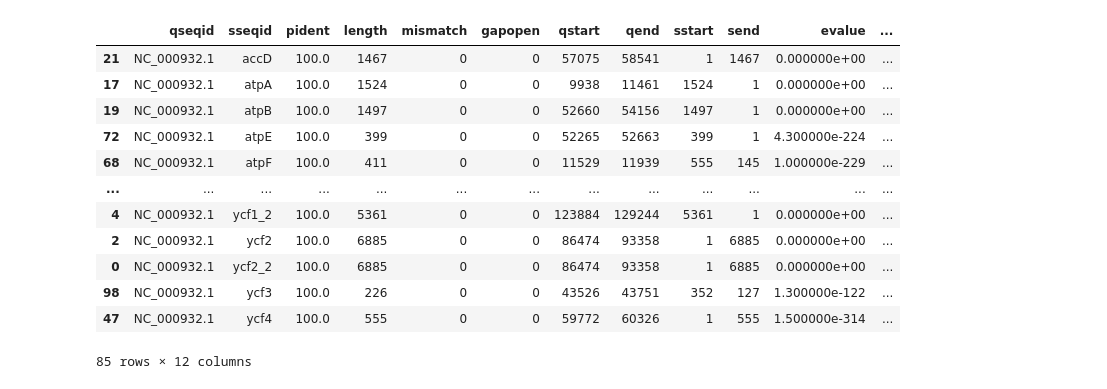
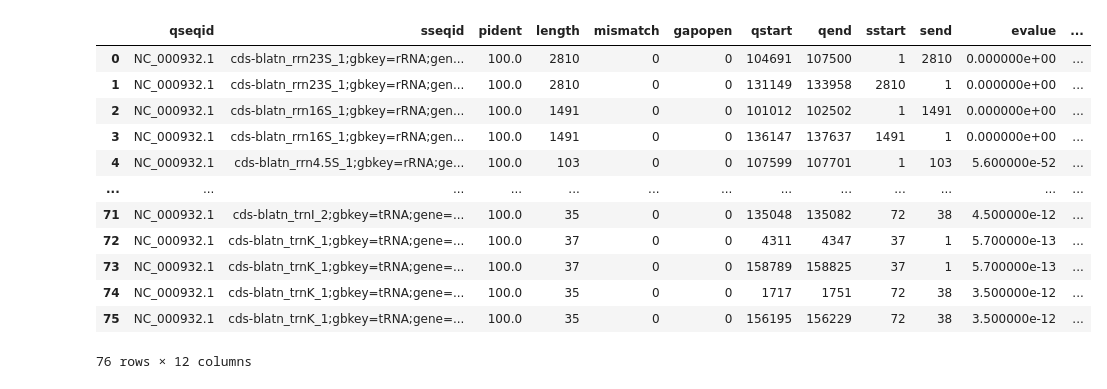
Before and after one commit to o-william-white/blat_annotation, a Jupyter notebook: blat_annotation.ipynb, the cells around one changed output. Cells and saved outputs as stored; diff of their text form; code cells hidden in the pictures.

```diff
--- a/blat_annotation.ipynb
+++ b/blat_annotation.ipynb
@@ -133,17 +121,20 @@ blast_fmt
+# %%
+blat_non_coding
+# %% [output]
+|  | qseqid | sseqid | pident | length | mismatch | gapopen | qstart | qend | sstart | send | evalue | ... |
+| 0 | NC_000932.1 | cds-blatn_rrn23S_1;gbkey=rRNA;gen... | 100.0 | 2810 | 0 | 0 | 104691 | 107500 | 1 | 2810 | 0.000000e+00 | ... |
+| 1 | NC_000932.1 | cds-blatn_rrn23S_1;gbkey=rRNA;gen... | 100.0 | 2810 | 0 | 0 | 131149 | 133958 | 2810 | 1 | 0.000000e+00 | ... |
+| 2 | NC_000932.1 | cds-blatn_rrn16S_1;gbkey=rRNA;gen... | 100.0 | 1491 | 0 | 0 | 101012 | 102502 | 1 | 1491 | 0.000000e+00 | ... |
+| 3 | NC_000932.1 | cds-blatn_rrn16S_1;gbkey=rRNA;gen... | 100.0 | 1491 | 0 | 0 | 136147 | 137637 | 1491 | 1 | 0.000000e+00 | ... |
+| 4 | NC_000932.1 | cds-blatn_rrn4.5S_1;gbkey=rRNA;ge... | 100.0 | 103 | 0 | 0 | 107599 | 107701 | 1 | 103 | 5.600000e-52 | ... |
+| ... | ... | ... | ... | ... | ... | ... | ... | ... | ... | ... | ... | ... |
+| 71 | NC_000932.1 | cds-blatn_trnI_2;gbkey=tRNA;gene=... | 100.0 | 35 | 0 | 0 | 135048 | 135082 | 72 | 38 | 4.500000e-12 | ... |
+| 72 | NC_000932.1 | cds-blatn_trnK_1;gbkey=tRNA;gene=... | 100.0 | 37 | 0 | 0 | 4311 | 4347 | 37 | 1 | 5.700000e-13 | ... |
+| 73 | NC_000932.1 | cds-blatn_trnK_1;gbkey=tRNA;gene=... | 100.0 | 37 | 0 | 0 | 158789 | 158825 | 37 | 1 | 5.700000e-13 | ... |
+| 74 | NC_000932.1 | cds-blatn_trnK_1;gbkey=tRNA;gene=... | 100.0 | 35 | 0 | 0 | 1717 | 1751 | 72 | 38 | 3.500000e-12 | ... |
+| 75 | NC_000932.1 | cds-blatn_trnK_1;gbkey=tRNA;gene=... | 100.0 | 35 | 0 | 0 | 156195 | 156229 | 72 | 38 | 3.500000e-12 | ... |
+76 rows × 12 columns
 # %%
-best_hits = blast_fmt.loc[blast_fmt.groupby('sseqid')['bitscore'].idxmax()]
-best_hits
+# select top hits based on bitscores
+blat_coding_top     = blat_coding.loc[blat_coding.groupby('sseqid')['bitscore'].idxmax()]
+blat_non_coding_top = blat_non_coding.loc[blat_non_coding.groupby('sseqid')['bitscore'].idxmax()]
-# %% [output]
-|  | qseqid | sseqid | pident | length | mismatch | gapopen | qstart | qend | sstart | send | evalue | ... |
-| 21 | NC_000932.1 | accD | 100.0 | 1467 | 0 | 0 | 57075 | 58541 | 1 | 1467 | 0.000000e+00 | ... |
-| 17 | NC_000932.1 | atpA | 100.0 | 1524 | 0 | 0 | 9938 | 11461 | 1524 | 1 | 0.000000e+00 | ... |
-| 19 | NC_000932.1 | atpB | 100.0 | 1497 | 0 | 0 | 52660 | 54156 | 1497 | 1 | 0.000000e+00 | ... |
-| 72 | NC_000932.1 | atpE | 100.0 | 399 | 0 | 0 | 52265 | 52663 | 399 | 1 | 4.300000e-224 | ... |
-| 68 | NC_000932.1 | atpF | 100.0 | 411 | 0 | 0 | 11529 | 11939 | 555 | 145 | 1.000000e-229 | ... |
-| ... | ... | ... | ... | ... | ... | ... | ... | ... | ... | ... | ... | ... |
-| 4 | NC_000932.1 | ycf1_2 | 100.0 | 5361 | 0 | 0 | 123884 | 129244 | 5361 | 1 | 0.000000e+00 | ... |
-| 2 | NC_000932.1 | ycf2 | 100.0 | 6885 | 0 | 0 | 86474 | 93358 | 1 | 6885 | 0.000000e+00 | ... |
-| 0 | NC_000932.1 | ycf2_2 | 100.0 | 6885 | 0 | 0 | 86474 | 93358 | 1 | 6885 | 0.000000e+00 | ... |
-| 98 | NC_000932.1 | ycf3 | 100.0 | 226 | 0 | 0 | 43526 | 43751 | 352 | 127 | 1.300000e-122 | ... |
-| 47 | NC_000932.1 | ycf4 | 100.0 | 555 | 0 | 0 | 59772 | 60326 | 1 | 555 | 1.500000e-314 | ... |
-85 rows × 12 columns
```
Also changed, not shown: parts of 21 cells of this notebook, 3 other files.
